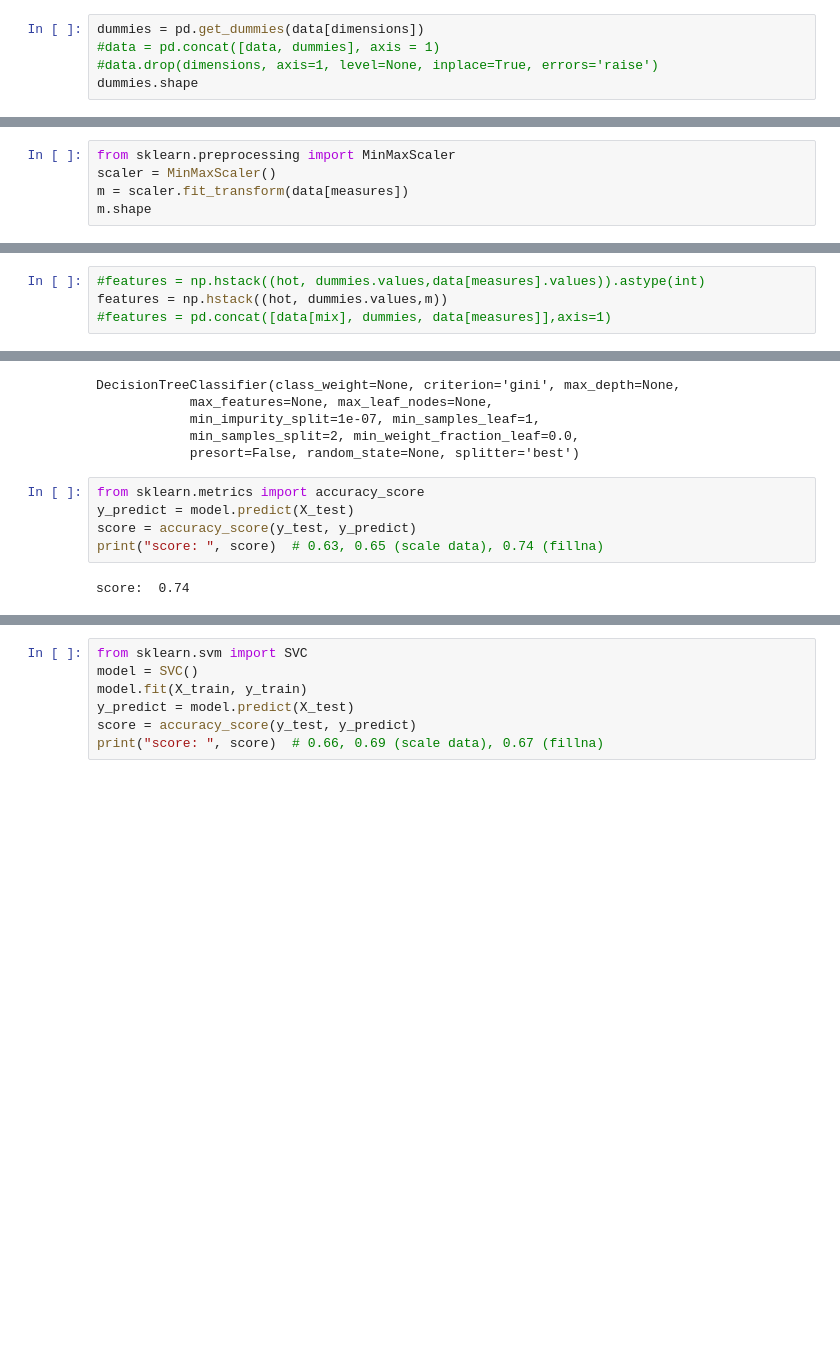
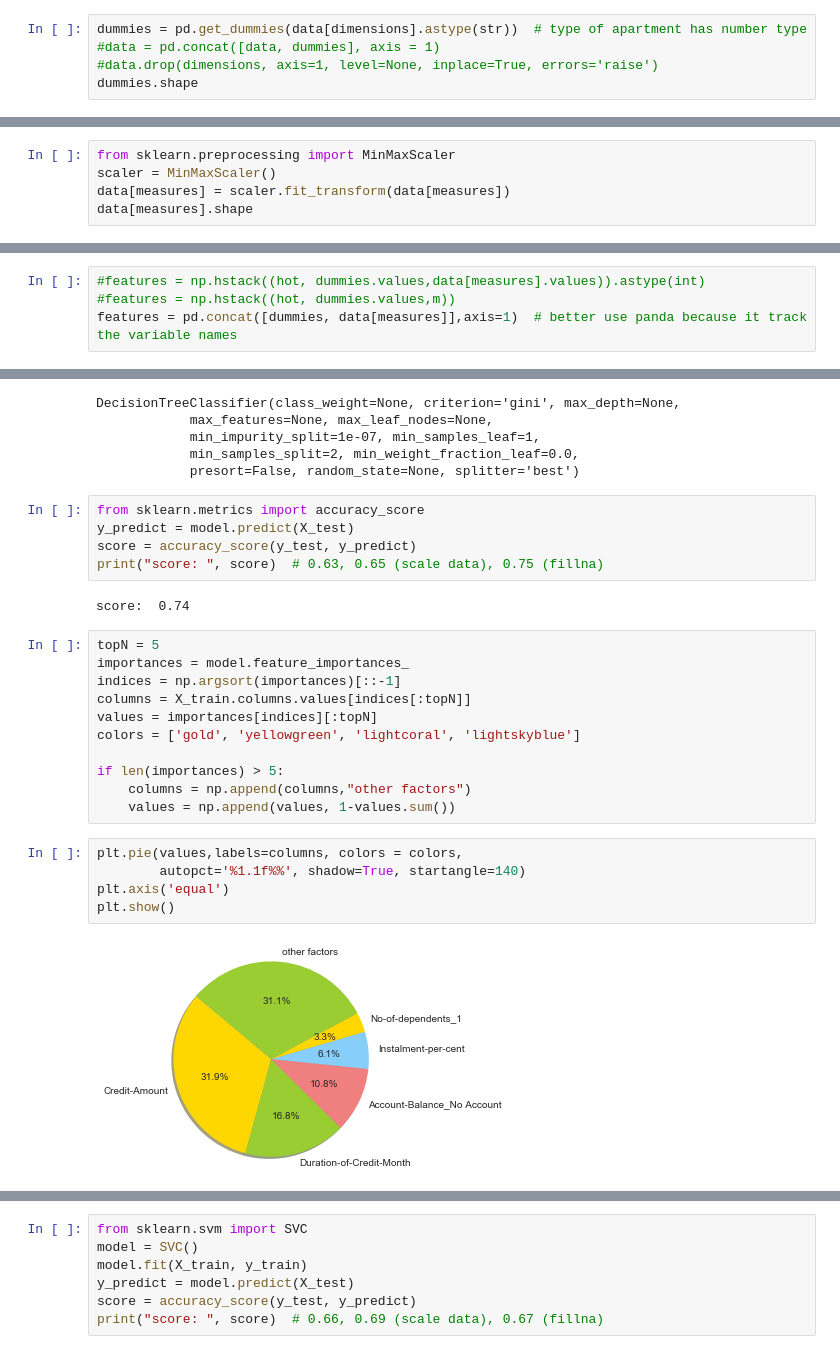
Before and after one commit to jychstar/NanoDegreeProject, a Jupyter notebook: BAND/p4_credit_approval/p4, loan fault.ipynb, the cells around one changed output, grey strips where cells are left out. Drawn from its saved outputs; the diff is of its cells as text; blank space fills up the shorter version.

```diff
--- a/BAND/p4_credit_approval/p4, loan fault.ipynb
+++ b/BAND/p4_credit_approval/p4, loan fault.ipynb
@@ -240,5 +239,5 @@ mix = ['Type-of-apartment']
 # %%
-dummies = pd.get_dummies(data[dimensions])
+dummies = pd.get_dummies(data[dimensions].astype(str))  # type of apartment has number type
 #data = pd.concat([data, dummies], axis = 1)
 #data.drop(dimensions, axis=1, level=None, inplace=True, errors='raise')
 dummies.shape
@@ -255,14 +253,14 @@ hot.shape
 # %%
 from sklearn.preprocessing import MinMaxScaler
 scaler = MinMaxScaler()
-m = scaler.fit_transform(data[measures])
-m.shape
+data[measures] = scaler.fit_transform(data[measures])
+data[measures].shape
 # %% [output]
 (500, 3)
 # %%
 #features = np.hstack((hot, dummies.values,data[measures].values)).astype(int)
-features = np.hstack((hot, dummies.values,m))
-#features = pd.concat([data[mix], dummies, data[measures]],axis=1)
+#features = np.hstack((hot, dummies.values,m))
+features = pd.concat([dummies, data[measures]],axis=1)  # better use panda because it track the variable names
 # %%
 target = pd.get_dummies(data["Credit-Application-Result"])['Creditworthy']
 # %% [markdown]
@@ -288,6 +286,24 @@ DecisionTreeClassifier(class_weight=None, criterion='gini', max_depth=None,
 from sklearn.metrics import accuracy_score
 y_predict = model.predict(X_test)
 score = accuracy_score(y_test, y_predict)
-print("score: ", score)  # 0.63, 0.65 (scale data), 0.74 (fillna)
+print("score: ", score)  # 0.63, 0.65 (scale data), 0.75 (fillna)
 # %% [output]
 score:  0.74
+# %%
+topN = 5
+importances = model.feature_importances_
+indices = np.argsort(importances)[::-1]
+columns = X_train.columns.values[indices[:topN]]
+values = importances[indices][:topN]
+colors = ['gold', 'yellowgreen', 'lightcoral', 'lightskyblue']
+
+if len(importances) > 5:
+    columns = np.append(columns,"other factors")
+    values = np.append(values, 1-values.sum())
+# %%
+plt.pie(values,labels=columns, colors = colors,
+        autopct='%1.1f%%', shadow=True, startangle=140)
+plt.axis('equal')
+plt.show()
+# %% [output]
+[figure, added]
```
Also changed, not shown: parts of 10 cells of this notebook, 1 other file.
